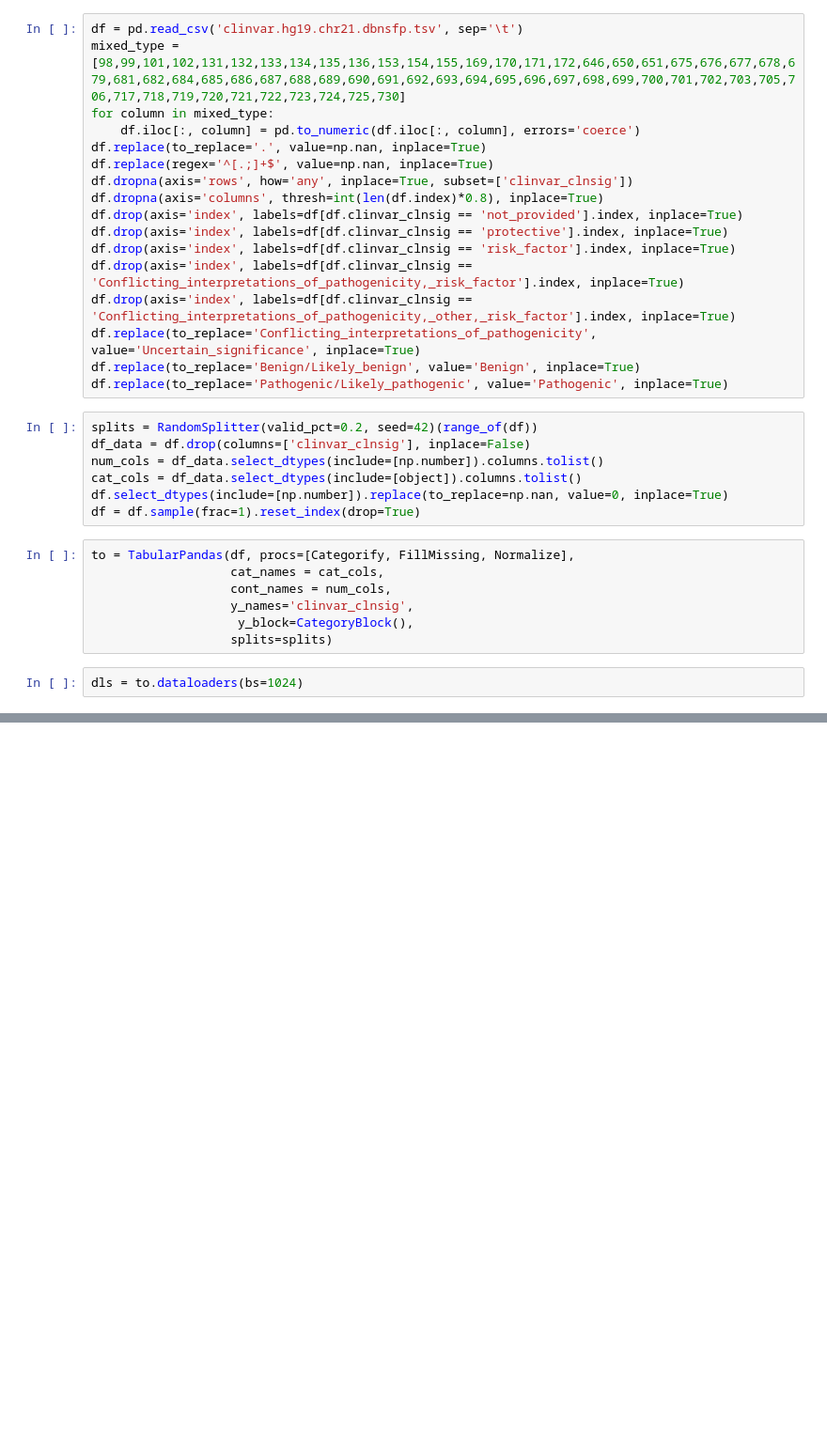
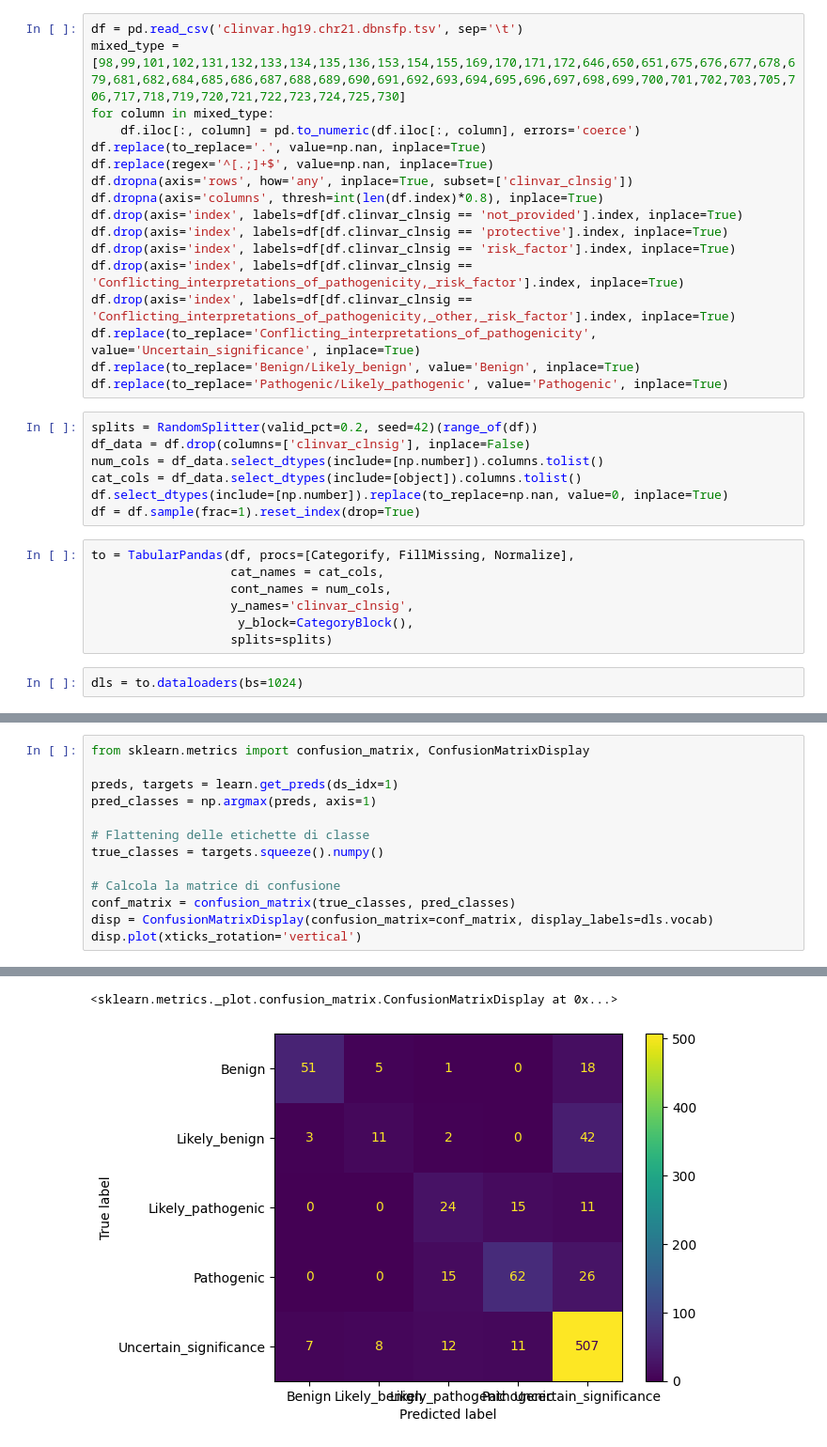
Before and after one commit to AndreaBaraldi99/ClinVarDNN, a Jupyter notebook: DNN_LFGroups.ipynb, the cells around one changed output, grey strips where cells are left out. Shown: that part at 94% size. Drawn from its saved outputs; the diff is of its cells as text; blank space fills up the shorter version.

```diff
--- a/DNN_LFGroups.ipynb
+++ b/DNN_LFGroups.ipynb
@@ -81,0 +92,14 @@ learn.recorder.plot_loss()
+# %%
+from sklearn.metrics import confusion_matrix, ConfusionMatrixDisplay
+
+preds, targets = learn.get_preds(ds_idx=1)
+pred_classes = np.argmax(preds, axis=1)
+
+# Flattening delle etichette di classe
+true_classes = targets.squeeze().numpy()
+
+# Calcola la matrice di confusione
+conf_matrix = confusion_matrix(true_classes, pred_classes)
+disp = ConfusionMatrixDisplay(confusion_matrix=conf_matrix, display_labels=dls.vocab)
+disp.plot(xticks_rotation='vertical')
+# %% [output]
@@ -81,0 +107,2 @@ learn.recorder.plot_loss()
+<sklearn.metrics._plot.confusion_matrix.ConfusionMatrixDisplay at 0x...>
+[figure, added]
```
Also changed, not shown: parts of 6 cells of this notebook.
